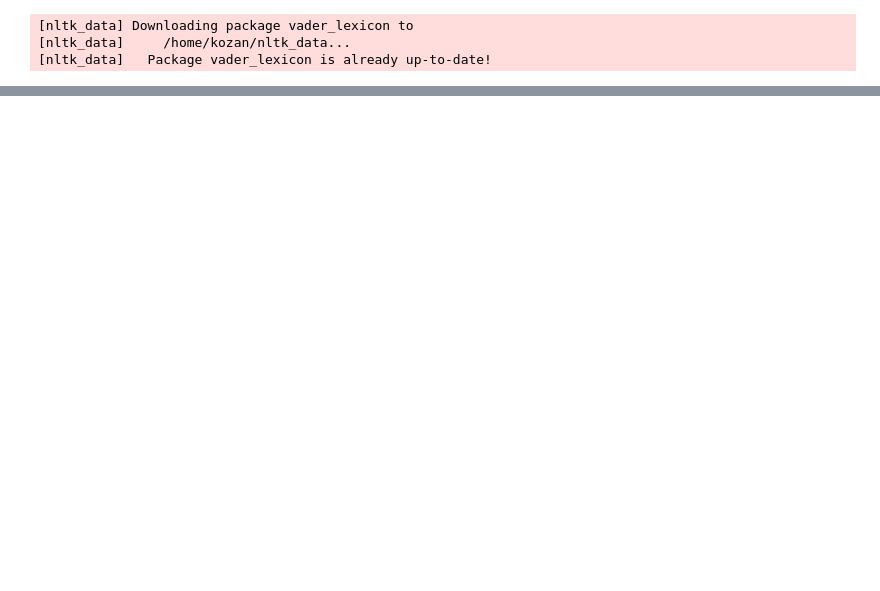
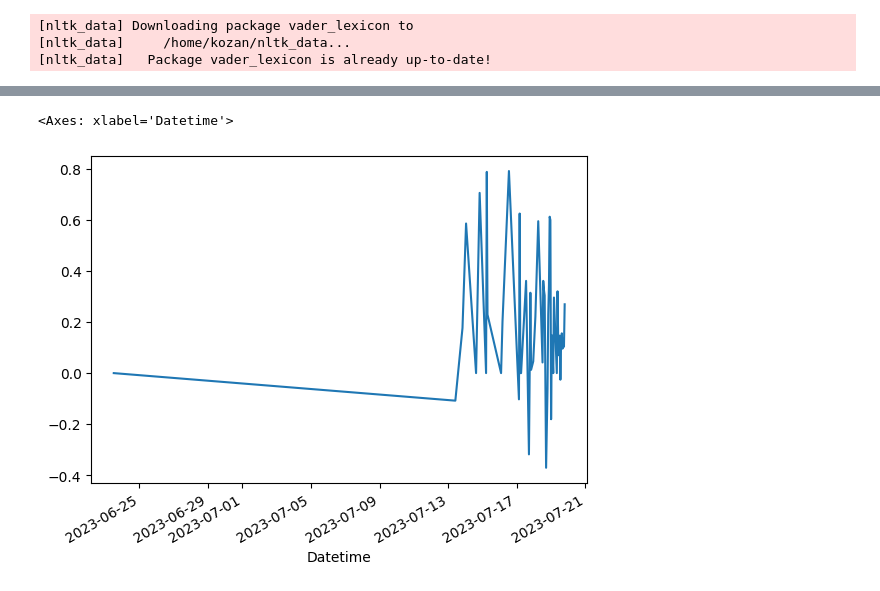
Before and after one commit to kozanakyel/KZ-Engine-Financial-AI-Assistant, a Jupyter notebook: twitter-sentiment/twitter-study.ipynb, the cells around one changed output, grey strips where cells are left out. Saved outputs shown, nothing was run; the diff lists cells and outputs as text; code cells hidden in the pictures; blank space fills up the shorter version.

```diff
--- a/twitter-sentiment/twitter-study.ipynb
+++ b/twitter-sentiment/twitter-study.ipynb
@@ -202,0 +207,10 @@ sent_scores
+# %%
+from pandas.tseries.offsets import DateOffset
+
+last_month_start = sent_scores.index.max() - DateOffset(months=1)
+last_month_scores = sent_scores[sent_scores.index >= last_month_start]['sentiment_score']
+# %%
+last_month_scores.plot()
+# %% [output]
+<Axes: xlabel='Datetime'>
+[figure, added]
```
Also changed, not shown: parts of 6 cells of this notebook, 1 other file.
